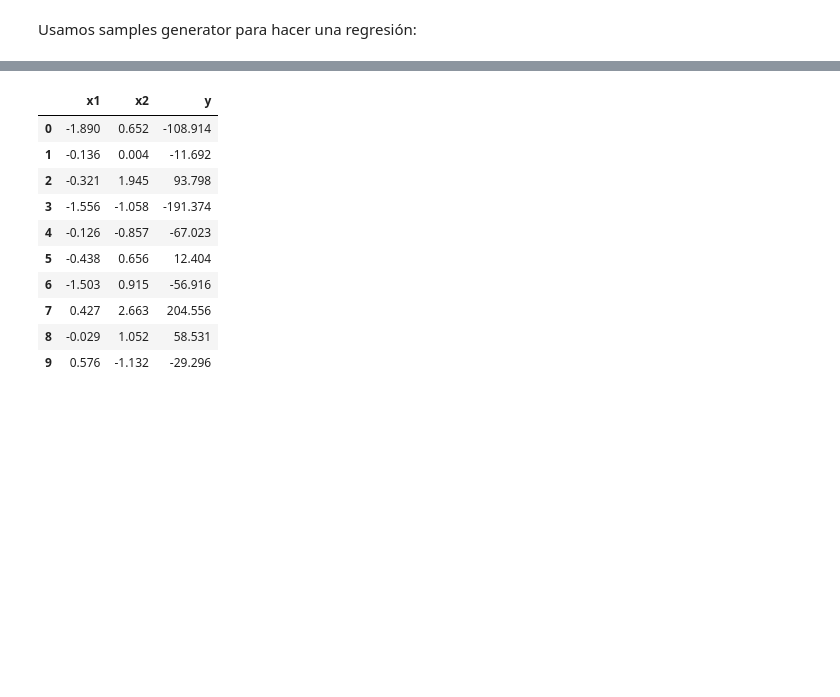
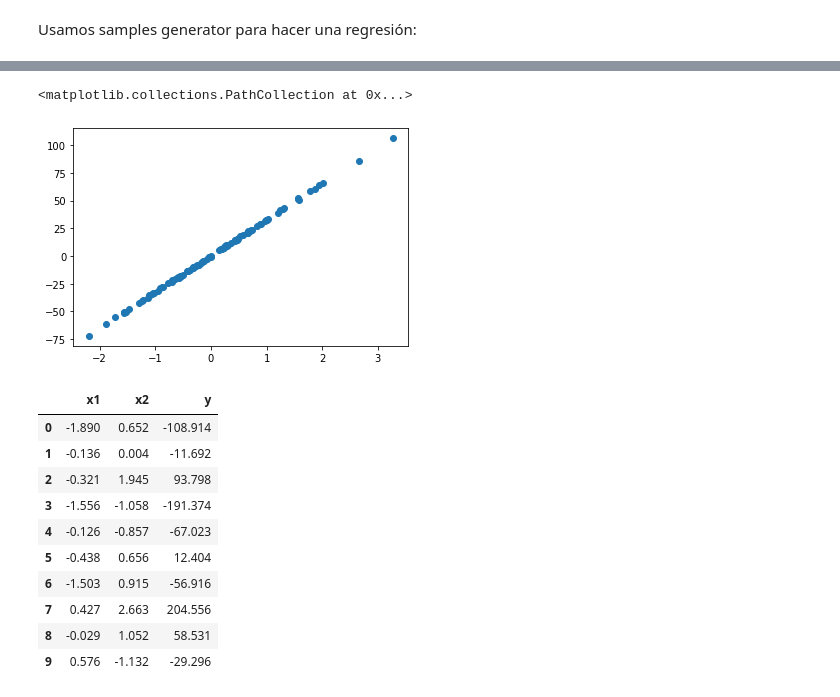
Before and after one commit to madcentral/metodosestadisticos, a Jupyter notebook: cuadernos/Gradiente Descendente y Regularización.ipynb, the cells around one changed output, grey strips where cells are left out. Cells and saved outputs as stored; diff of their text form; code cells hidden in the pictures; blank space fills up the shorter version.

```diff
--- a/cuadernos/Gradiente Descendente y Regularización.ipynb
+++ b/cuadernos/Gradiente Descendente y Regularización.ipynb
@@ -21,3 +24,11 @@ import pandas as pd
 import numpy as np
 from sklearn.datasets.samples_generator import make_regression
 pd.options.display.float_format = '{:,.3f}'.format
+# %%
+X1, y1 = make_regression(n_samples=100, n_features=1,
+                         random_state=1100, noise=0.5)
+# %%
+df = pd.DataFrame({'x1': X1[:,0],
+                   'y1': y1})
+df = df[['x1', 'y1']]
+df
@@ -24,3 +49,10 @@ pd.options.display.float_format = '{:,.3f}'.format
+# %%
+import matplotlib.pyplot as plt
+
+plt.scatter(df['x1'],df['y1'])
+# %% [output]
+<matplotlib.collections.PathCollection at 0x...>
+[figure, added]
 # %%
 X, y = make_regression(n_samples=100, n_features=2, n_informative=2,
                          random_state=1100, noise=4)
```
Also changed, not shown: parts of 14 cells of this notebook.
